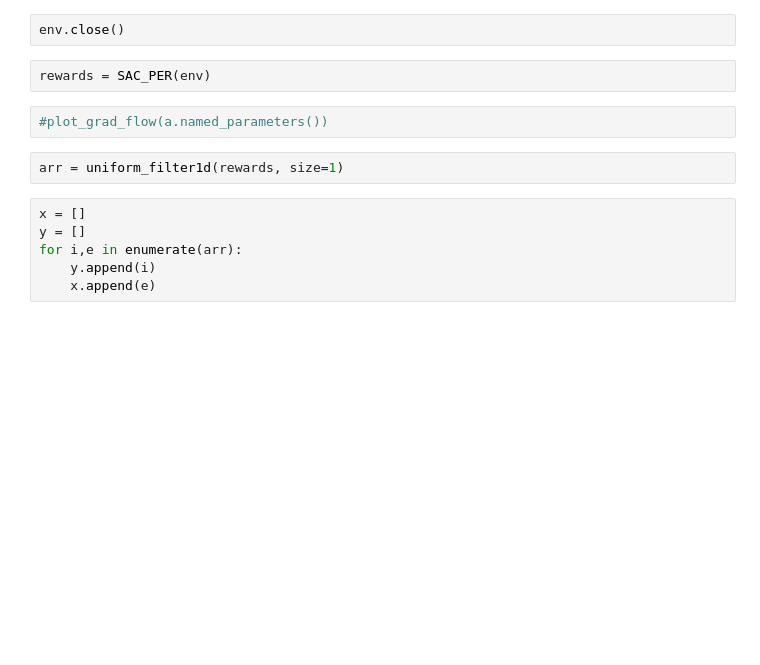
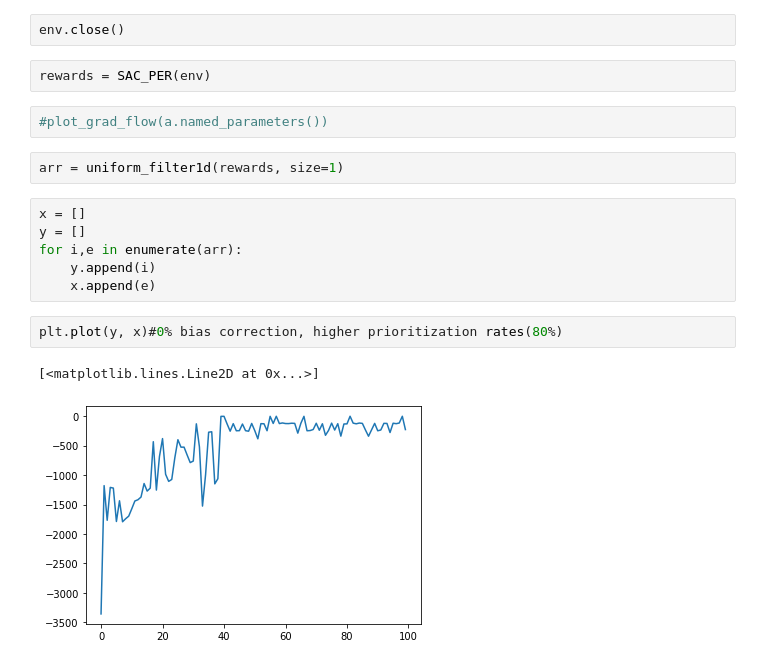
Before and after one commit to Kikumu/Reinforcement-Learning-repo, a Jupyter notebook: state_of_the_art/SOFT_ACTOR_CRITIC_WITH_PER.ipynb, the cells around one changed output. Drawn from its saved outputs; the diff is of its cells as text; blank space fills up the shorter version.

```diff
--- a/state_of_the_art/SOFT_ACTOR_CRITIC_WITH_PER.ipynb
+++ b/state_of_the_art/SOFT_ACTOR_CRITIC_WITH_PER.ipynb
@@ -470,3 +472,8 @@ y = []
 for i,e in enumerate(arr):
     y.append(i)
     x.append(e)
+# %%
+plt.plot(y, x)#0% bias correction, higher prioritization rates(80%)
+# %% [output]
+[<matplotlib.lines.Line2D at 0x...>]
+[figure, added]
```
Also changed, not shown: parts of 9 cells of this notebook.
